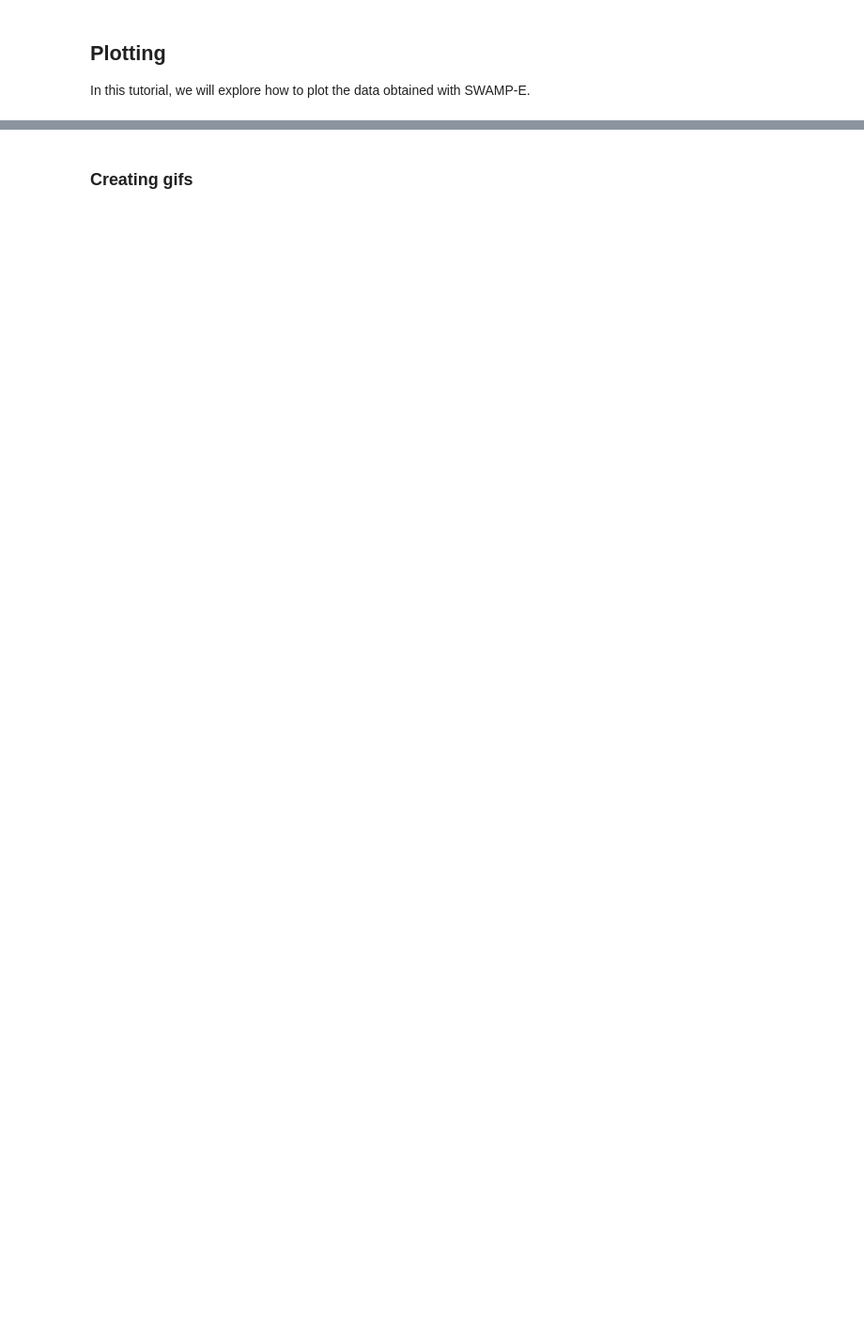
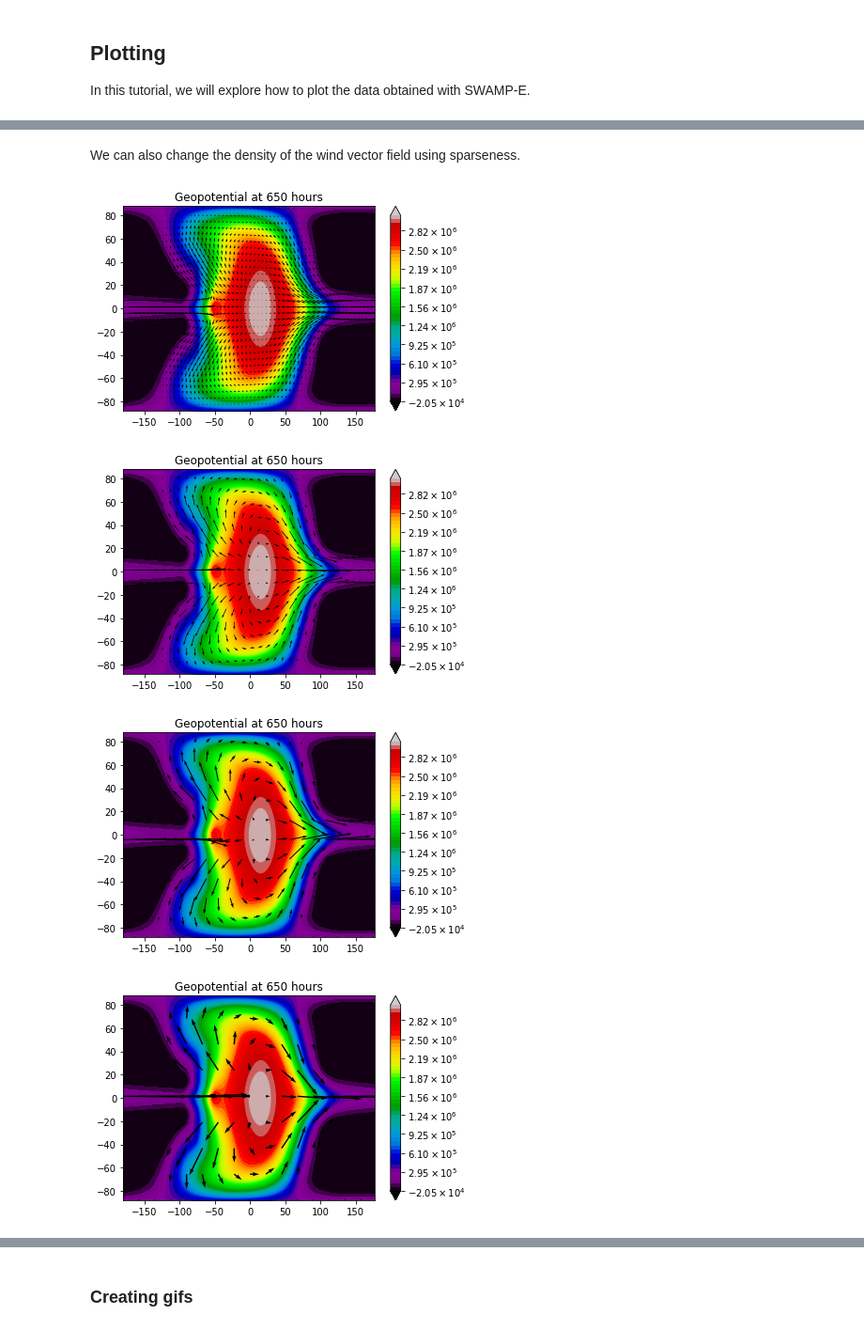
Before and after one commit to kathlandgren/SWAMPE, a Jupyter notebook: docs/source/notebooks/plotting.ipynb, the cells around one changed output, grey strips where cells are left out. Shown: that part at 94% size. Saved outputs shown, nothing was run; the diff lists cells and outputs as text; code cells hidden in the pictures; blank space fills up the shorter version.

```diff
--- a/docs/source/notebooks/plotting.ipynb
+++ b/docs/source/notebooks/plotting.ipynb
@@ -22,0 +72,12 @@ ImportError: No module named SWAMPE
+# %% [markdown]
+We can also change the density of the wind vector field using sparseness.
+# %%
+#change sparseness
+sparsenessvec=[2,4,6,8]
+for i in range(len(sparsenessvec)):
+    fig=SWAMPE.plotting.quiver_geopot_plot(U2,V2,Phi2,lambdas,mus,timestamp2,sparseness=sparsenessvec[i])
+# %% [output]
+[figure, added]
+[figure, added]
+[figure, added]
+[figure, added]
```
Also changed, not shown: parts of 24 cells of this notebook, 27 other files.
